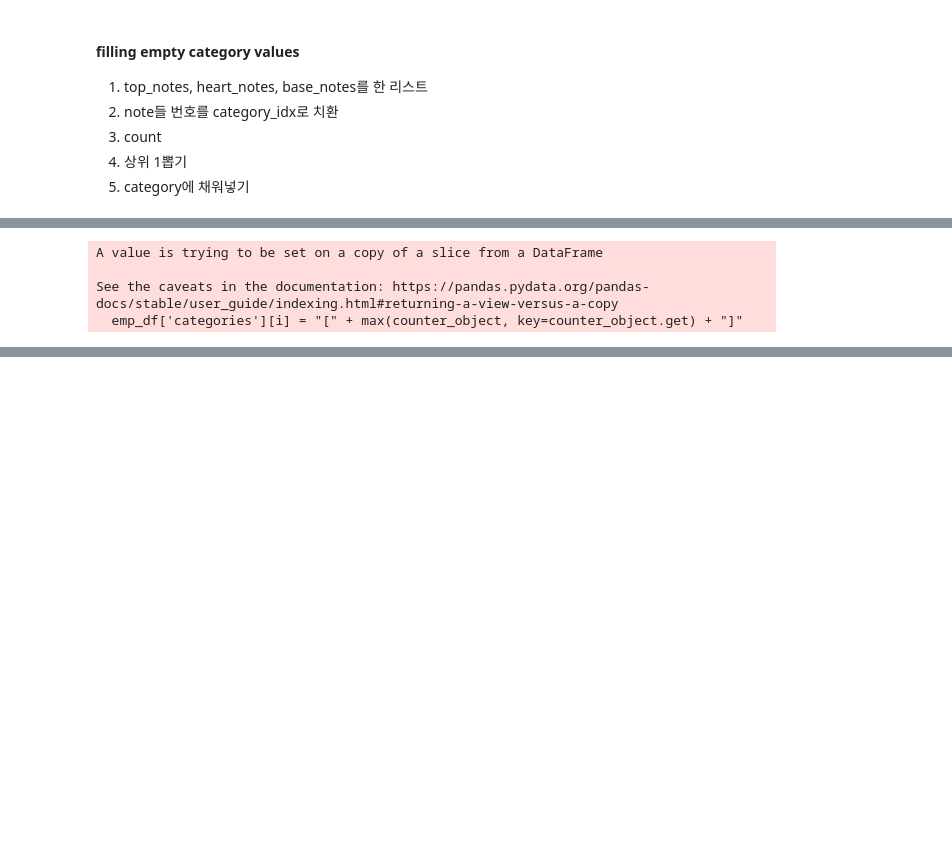
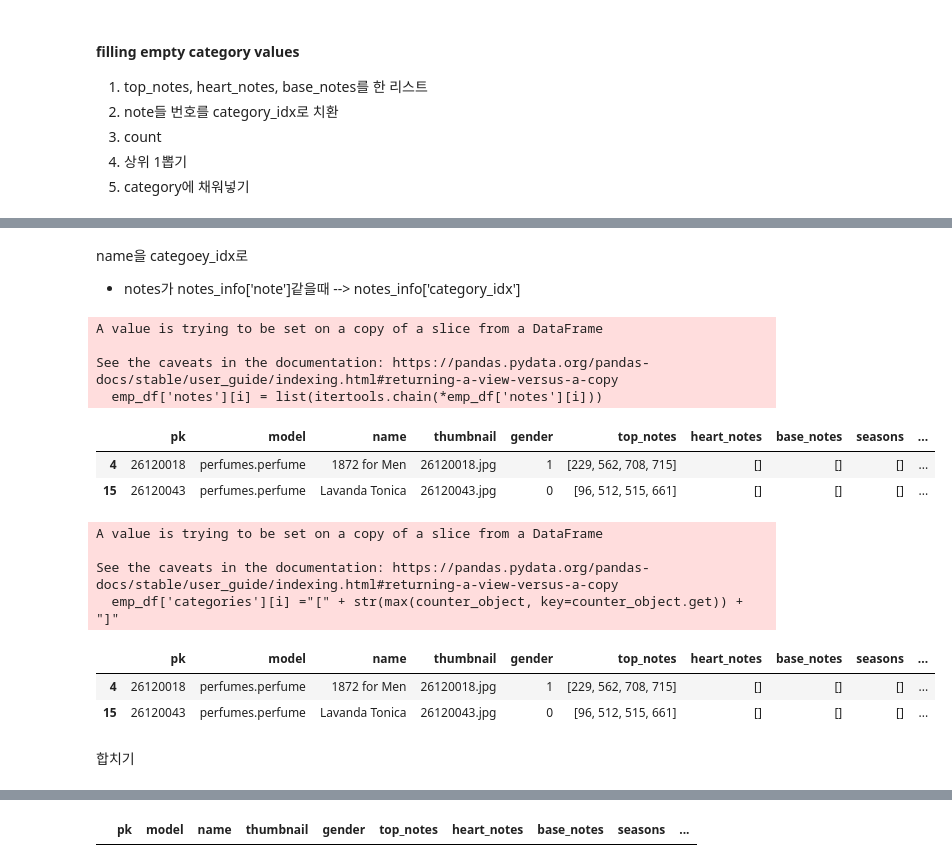
Before and after one commit to Heewon-K/Project-perfume-rec, a Jupyter notebook: code/filling_empty_cat.ipynb, the cells around one changed output, grey strips where cells are left out. Drawn from its saved outputs; the diff is of its cells as text; code cells hidden in the pictures; blank space fills up the shorter version.

```diff
--- a/code/filling_empty_cat.ipynb
+++ b/code/filling_empty_cat.ipynb
@@ -143,16 +195,42 @@ See the caveats in the documentation: https://pandas.pydata.org/pandas-docs/stab
+# %% [markdown]
+name을 categoey_idx로
+* notes가 notes_info['note']같을때 --> notes_info['category_idx']
+# %%
+for i in emp_df.index:
+    alist = emp_df['notes'][i]
+    for j in range(len(alist)):
+        alist[j] = notes_info[notes_info['note'] == alist[j]]['category_idx']
+    emp_df['notes'][i] = list(itertools.chain(*emp_df['notes'][i]))
+emp_df.head(2)
+# %% [output]
+A value is trying to be set on a copy of a slice from a DataFrame
+
+See the caveats in the documentation: https://pandas.pydata.org/pandas-docs/stable/user_guide/indexing.html#returning-a-view-versus-a-copy
+  emp_df['notes'][i] = list(itertools.chain(*emp_df['notes'][i]))
+|  | pk | model | name | thumbnail | gender | top_notes | heart_notes | base_notes | seasons | ... |
+| 4 | 26120018 | perfumes.perfume | 1872 for Men | 26120018.jpg | 1 | [229, 562, 708, 715] | [] | [] | [] | ... |
+| 15 | 26120043 | perfumes.perfume | Lavanda Tonica | 26120043.jpg | 0 | [96, 512, 515, 661] | [] | [] | [] | ... |
 # %%
 from collections import Counter
 # 'categories'에 전체 notes에서 가장 많이 등장하는 카테고리 인덱스를 입력 (이미 채워져 있던 값들과 같은 포멧으로)
 for i in emp_df.index:
     counter_object = Counter(emp_df['notes'][i])
-    emp_df['categories'][i] = "[" + max(counter_object, key=counter_object.get) + "]"
+    emp_df['categories'][i] ="[" + str(max(counter_object, key=counter_object.get)) + "]"
 # merge를 위해 다 사용한 'notes' 열 삭제
 emp_df = emp_df.drop('notes', axis = 1)
 # %% [output]
 A value is trying to be set on a copy of a slice from a DataFrame
 
 See the caveats in the documentation: https://pandas.pydata.org/pandas-docs/stable/user_guide/indexing.html#returning-a-view-versus-a-copy
-  emp_df['categories'][i] = "[" + max(counter_object, key=counter_object.get) + "]"
+  emp_df['categories'][i] ="[" + str(max(counter_object, key=counter_object.get)) + "]"
+# %%
+emp_df.head(2)
+# %% [output]
+|  | pk | model | name | thumbnail | gender | top_notes | heart_notes | base_notes | seasons | ... |
+| 4 | 26120018 | perfumes.perfume | 1872 for Men | 26120018.jpg | 1 | [229, 562, 708, 715] | [] | [] | [] | ... |
+| 15 | 26120043 | perfumes.perfume | Lavanda Tonica | 26120043.jpg | 0 | [96, 512, 515, 661] | [] | [] | [] | ... |
+# %% [markdown]
+합치기
 # %%
 # 이미 카테고리가 채워져 있는 값들과 새로 채운 값들을 합치기
 fill_df = df[df['categories'] != '[]']
@@ -171,3 +249,7 @@ df.head()
 | 2 | 26120008 | perfumes.perfume | Citron Citron | 26120008.jpg | 0 | [515, 530, 660] | [82, 604] | [178, 193, 649] | [2, 3] | ... |
 | 3 | 26120015 | perfumes.perfume | 30cc / 50cc / 100cc | 26120015.jpg | 1 | [96, 388] | [45, 473, 793, 896] | [624, 649] | [3] | ... |
 | 4 | 26120018 | perfumes.perfume | 1872 for Men | 26120018.jpg | 1 | [229, 562, 708, 715] | [] | [] | [] | ... |
+# %%
+df[df['categories']=='[0]']
+# %% [output]
+|  | pk | model | name | thumbnail | gender | top_notes | heart_notes | base_notes | seasons | ... |
```
Also changed, not shown: parts of 11 cells of this notebook.
